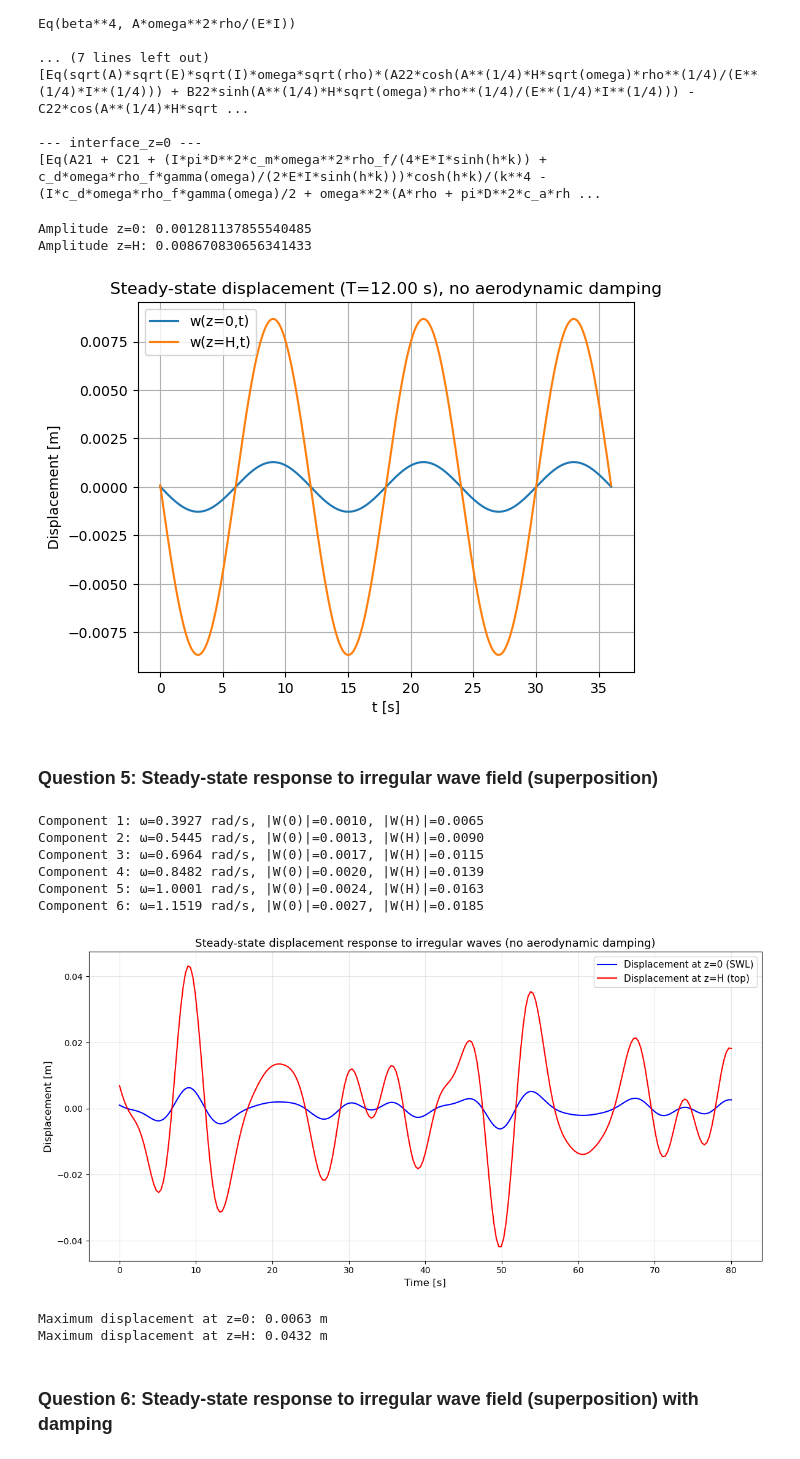
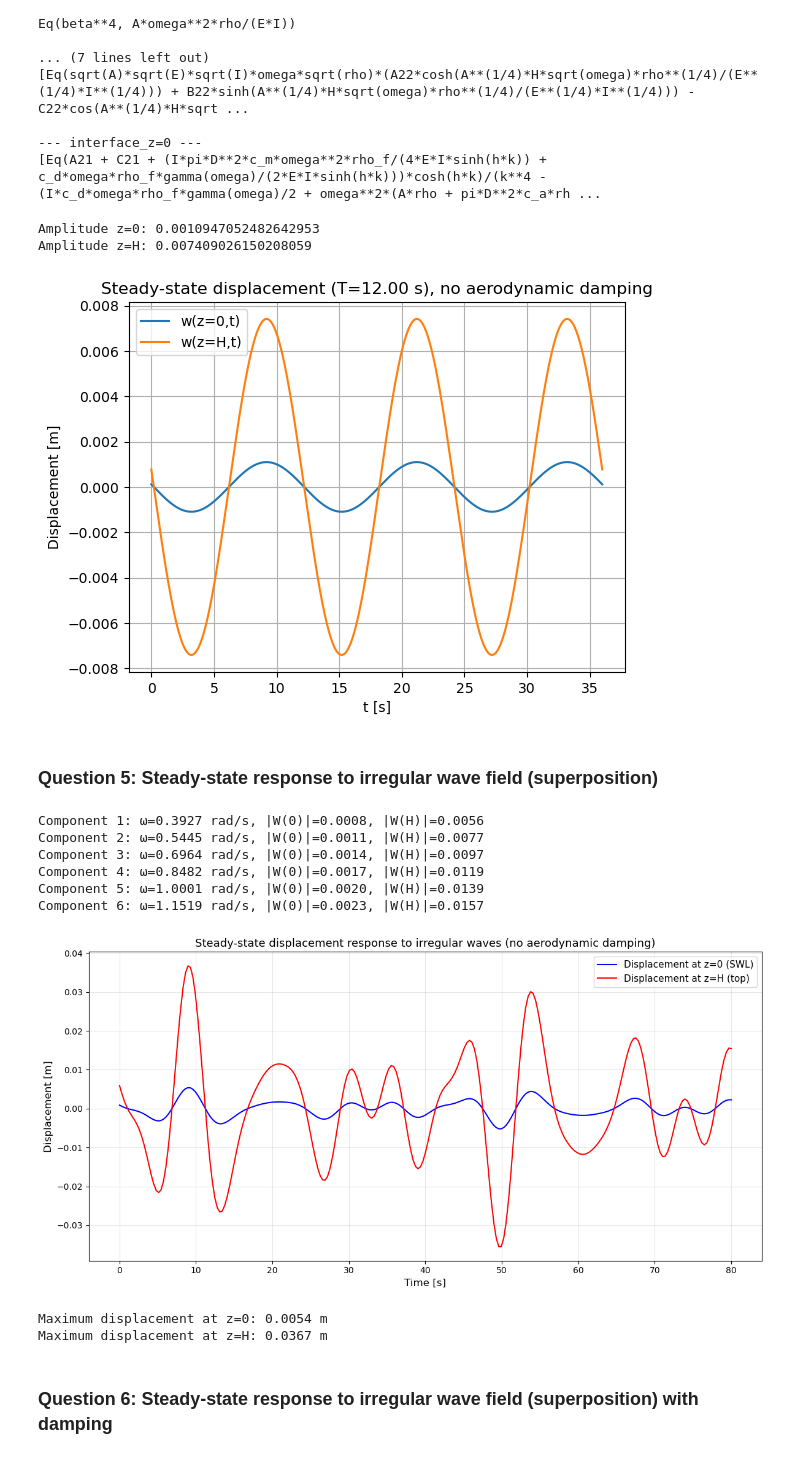
Before and after one commit to JulianEngel1999/FSI_Assignment_2, a Jupyter notebook: Free_Vibration.ipynb, the cells around one changed output. Drawn from its saved outputs; the diff is of its cells as text; code cells hidden in the pictures.

```diff
--- a/Free_Vibration.ipynb
+++ b/Free_Vibration.ipynb
@@ -17,8 +17,13 @@ c_num = 30e3
 E_num = 210e9
 rho_num = 7850.0
 rho_f_num = 1025.0
-Ca_num = 1.0
+Ca_num = 0.7
 Cm_num = 1 + Ca_num
+
+
+Hs = 6.0        # Significant wave height [m]
+Tp = 12.0       # Peak period [s]
+
 T_num = M_num * g_num
 
 Di_num = D_num - 2.0*t_num
@@ -412,7 +417,7 @@ Eq(beta**4, A*omega**2*rho/(E*I))
 --- interface_z=0 ---
 [Eq(A21 + C21 + (I*pi*D**2*c_m*omega**2*rho_f/(4*E*I*sinh(h*k)) + c_d*omega*rho_f*gamma(omega)/(2*E*I*sinh(h*k)))*cosh(h*k)/(k**4 - (I*c_d*omega*rho_f*gamma(omega)/2 + omega**2*(A*rho + pi*D**2*c_a*rh ...
 # %%
-def solve_component_W21_W22(omega_force, Cd_num=1.0, gamma_num=1.0, c_aero=0.0):
+def solve_component_W21_W22(omega_force, Ca_num=0.7, Cd_num=1.1, gamma_num=8.5, c_aero=0.0):
     # k(omega) uit dispersie
     def dispersion(k_):
         return omega_force**2 - g_num * k_ * np.tanh(k_ * h_num)
@@ -422,7 +427,7 @@ def solve_component_W21_W22(omega_force, Cd_num=1.0, gamma_num=1.0, c_aero=0.0):
     params = {
         h: h_num, H: H_num, D: D_num,
         E: E_num, I: I_num, rho: rho_num, A: A_num, rho_f: rho_f_num,
-        c_a: Ca_num, c_m: Cm_num, c_d: Cd_num,
+        c_a: Ca_num, c_m: 1 + Ca_num, c_d: Cd_num,
         J: J_num, Mtip: M_num,
         c: c_aero,      # aero damping = 0
         omega: omega_force,
@@ -529,7 +534,7 @@ def solve_component_W21_W22(omega_force, Cd_num=1.0, gamma_num=1.0, c_aero=0.0):
 # %%
 Tp = 12
 omega_force = 2 * np.pi / Tp
-W21_fun, W22_fun, K_forcing  = solve_component_W21_W22(omega_force, Cd_num=1.0, gamma_num=1.0, c_aero=0.0)
+W21_fun, W22_fun, K_forcing  = solve_component_W21_W22(omega_force, Ca_num=0.7, Cd_num=1.1, gamma_num=8.5, c_aero=0.0)
 # %%
 W0 = W22_fun(0.0)   # = W21_fun(0.0) door continuity
 WH = W22_fun(H_num)
@@ -555,9 +560,9 @@ plt.title(f"Steady-state displacement (T={Tp:.2f} s), no aerodynamic damping")
 plt.savefig('figures/single_wave_displacement.png', dpi=300, bbox_inches='tight')
 plt.show()
 # %% [output]
-Amplitude z=0: 0.001281137855540485
-Amplitude z=H: 0.008670830656341433
+Amplitude z=0: 0.0010947052482642953
+Amplitude z=H: 0.007409026150208059
-[figure, old version]
+[figure, new version]
 # %% [markdown]
 ### Question 5: Steady-state response to irregular wave field (superposition)
 # %%
@@ -609,7 +614,7 @@ W22_functions = []
 k_forces = []
 
 for omega_f in omegas:
-    W21_fun, W22_fun, K_forcing = solve_component_W21_W22(omega_f, Cd_num=1.0, gamma_num=1.0, c_aero=0.0)
+    W21_fun, W22_fun, K_forcing = solve_component_W21_W22(omega_f, Ca_num=0.7, Cd_num=1.1, gamma_num=1.0, c_aero=0.0)
     W21_functions.append(W21_fun)
     W22_functions.append(W22_fun)
     k_forces.append(K_forcing)
@@ -623,42 +628,42 @@ for i, (omega_i, amp, phi_i, W21_fun, W22_fun) in enumerate(zip(omegas, amplitud
     # Complex amplitude bij z=0 en z=H
     W0_i = W22_fun(0.0)  # = W21_fun(0.0) door continuiteit
     WH_i = W22_fun(H_num)
 
     # Tijd-signaal voor deze component
     w0_i = np.real(W0_i * amp * np.exp(1j * (omega_i * t + phi_i)))
     wH_i = np.real(WH_i * amp * np.exp(1j * (omega_i * t + phi_i)))
 
     # Superpositie
     w0_total += w0_i
     wH_total += wH_i
 
     print(f"Component {i+1}: ω={omega_i:.4f} rad/s, |W(0)|={np.abs(W0_i):.4f}, |W(H)|={np.abs(WH_i):.4f}")
 
 # Plot de totale response
 plt.figure(figsize=(12, 6))
 plt.plot(t, w0_total, 'b-', linewidth=1.5, label='Displacement at z=0 (SWL)')
 plt.plot(t, wH_total, 'r-', linewidth=1.5, label='Displacement at z=H (top)')
 plt.xlabel('Time [s]', fontsize=12)
 plt.ylabel('Displacement [m]', fontsize=12)
 plt.title('Steady-state displacement response to irregular waves (no aerodynamic damping)', fontsize=13)
 plt.legend(fontsize=11)
 plt.grid(True, alpha=0.3)
 plt.tight_layout()
 plt.savefig('figures/irregular_waves_no_damping.png', dpi=300, bbox_inches='tight')
 plt.show()
 
 print(f"\nMaximum displacement at z=0: {np.max(np.abs(w0_total)):.4f} m")
 print(f"Maximum displacement at z=H: {np.max(np.abs(wH_total)):.4f} m")
 # %% [output]
-Component 1: ω=0.3927 rad/s, |W(0)|=0.0010, |W(H)|=0.0065
-Component 2: ω=0.5445 rad/s, |W(0)|=0.0013, |W(H)|=0.0090
-Component 3: ω=0.6964 rad/s, |W(0)|=0.0017, |W(H)|=0.0115
-Component 4: ω=0.8482 rad/s, |W(0)|=0.0020, |W(H)|=0.0139
-Component 5: ω=1.0001 rad/s, |W(0)|=0.0024, |W(H)|=0.0163
-Component 6: ω=1.1519 rad/s, |W(0)|=0.0027, |W(H)|=0.0185
+Component 1: ω=0.3927 rad/s, |W(0)|=0.0008, |W(H)|=0.0056
+Component 2: ω=0.5445 rad/s, |W(0)|=0.0011, |W(H)|=0.0077
+Component 3: ω=0.6964 rad/s, |W(0)|=0.0014, |W(H)|=0.0097
+Component 4: ω=0.8482 rad/s, |W(0)|=0.0017, |W(H)|=0.0119
+Component 5: ω=1.0001 rad/s, |W(0)|=0.0020, |W(H)|=0.0139
+Component 6: ω=1.1519 rad/s, |W(0)|=0.0023, |W(H)|=0.0157
-[figure, old version]
+[figure, new version]
-Maximum displacement at z=0: 0.0063 m
-Maximum displacement at z=H: 0.0432 m
+Maximum displacement at z=0: 0.0054 m
+Maximum displacement at z=H: 0.0367 m
 # %% [markdown]
 ### Question 6: Steady-state response to irregular wave field (superposition) with damping
 # %%
```
Also changed, not shown: parts of 8 cells of this notebook, 5 other files.
